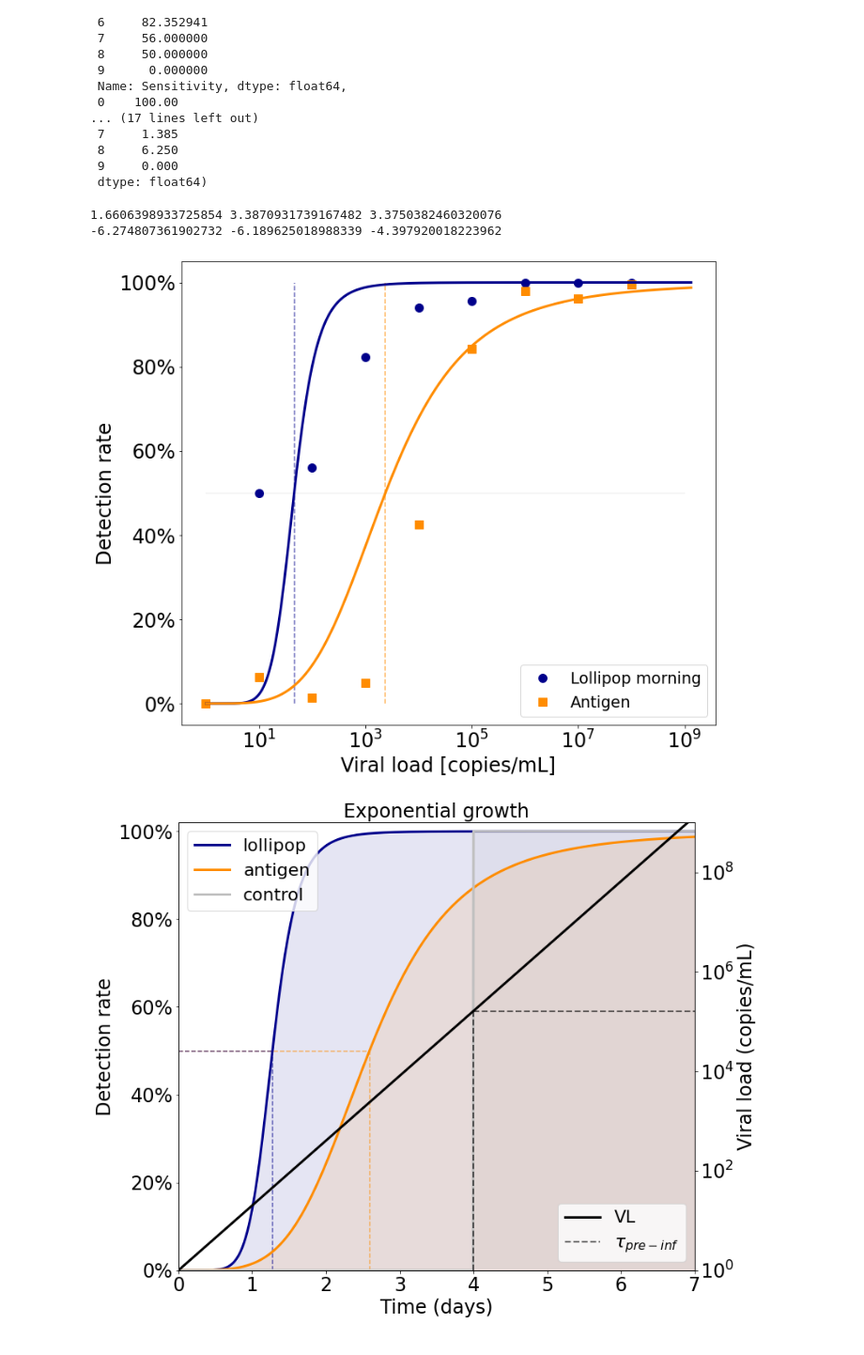
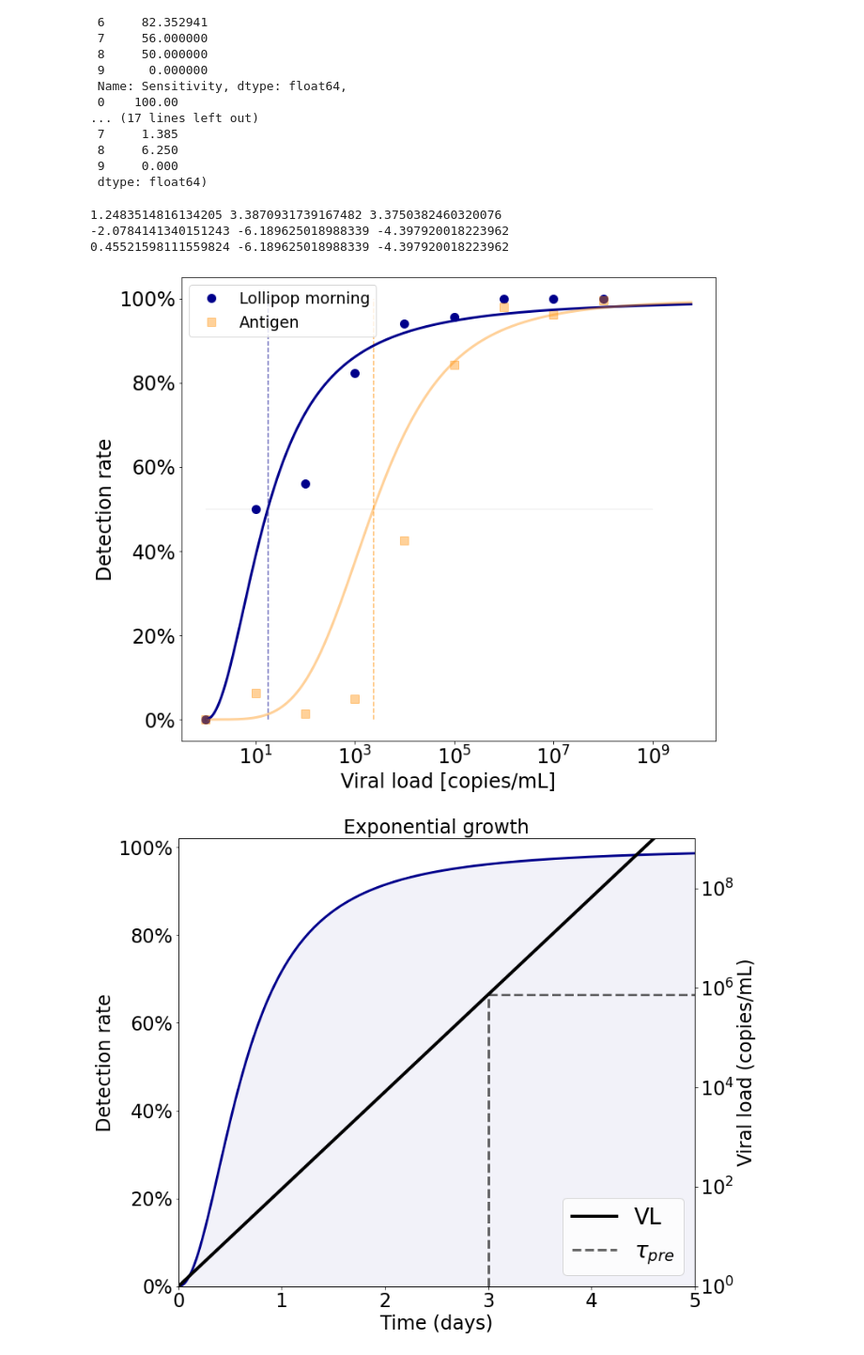
Before and after one commit to betoto008/Epidemiology_2020, a Jupyter notebook: Jupyter_Notebooks/Kitas_Schools/0_Sensitivity.ipynb, the cells around one changed output. Shown at 94% size. Saved outputs shown, nothing was run; the diff lists cells and outputs as text; code cells hidden in the pictures.

```diff
--- a/Jupyter_Notebooks/Kitas_Schools/0_Sensitivity.ipynb
+++ b/Jupyter_Notebooks/Kitas_Schools/0_Sensitivity.ipynb
@@ -40,11 +40,11 @@ def my_plot_layout(ax, yscale = 'linear', xscale = 'linear', ticks_labelsize = 2
     ax.set_ylabel(ylabel, fontsize = y_fontsize)
     ax.set_title(title, fontsize = y_fontsize)
 # %%
-g = 3
-time = np.linspace(0, 7, 1000)
+g = 4.5
+time = np.linspace(0, 5, 1000)
 virus = np.exp(g * time)
-sensitivity = (1/(1+(np.log10(virus[1:])/(2.5))**(-4)))
-t_inc = 4
+sensitivity = (1/(1+(np.log10(virus[1:])/(1.66))**(-7.49)))
+t_inc = 3
 tau = 0
 fig, ax  = plt.subplots(figsize = (10,10), gridspec_kw={'bottom':0.1, 'left':0.2})
 ax.plot(virus[1:], sensitivity, color = 'darkred')
@@ -88,22 +88,23 @@ ax.plot(data['from'][1:], data['Sensitivity'][1:]/100, marker = 'o', ms = 10, li
 #ax.plot(data['from'][1:], data['Sensitivity.1'][1:]/100, marker = '.', ms = 14, linestyle = '', color = 'lightblue', alpha = .6, label = 'Lollipop random')
 #ax.plot(data['from'][1:-1], data['Sensitivity.2'][1:-1]/100, marker = 'o', ms = 8, linestyle = '', color = 'darkorange', alpha = .8, label = 'Antigen')
 #ax.plot(data2['Copies/ml'][1:], data2['Sensitivity'][1:]/100, marker = '.', ms = 8, linestyle = '', color = 'darkorange', alpha = .8, label = 'Antigen2')
-ax.plot(data['from'][:], antigen[:]/100, marker = 's', ms = 10, linestyle = '', color = 'darkorange', alpha = 1, label = 'Antigen', linewidth = 3)
+ax.plot(data['from'][:], antigen[:]/100, marker = 's', ms = 10, linestyle = '', color = 'darkorange', alpha = .4, label = 'Antigen', linewidth = 3)
 
-popt1, pcov1 = curve_fit(my_linear_func, xdata=np.log(np.log10(data['from'][1:-1])), ydata=np.log((1/(abs(data['Sensitivity'][1:-1]-0.0001)/100.0))-1), p0 = (1, -4))
+popt1, pcov1 = curve_fit(my_linear_func, xdata=np.log(np.log10(data['from'][4:-1])), ydata=np.log((1/(abs(data['Sensitivity'][4:-1]-0.0001)/100.0))-1), p0 = (2, -6))
 popt2, pcov2 = curve_fit(my_linear_func, xdata=np.log(np.log10(data['from'][0:-2])), ydata=np.log((1/((data['Sensitivity.1'][0:-2]-0.0001)/100.0))-1), p0 = (1, -4))
 #popt3, pcov3 = curve_fit(my_linear_func, xdata=np.log(np.log10(data['from'][1:-4])), ydata=np.log((1/((data['Sensitivity.2'][1:-4]-0.0001)/100.0))-1), p0 = (1, -4))
 #popt4, pcov4 = curve_fit(my_linear_func, xdata=np.log(np.log10(data2['Copies/ml'][:-1])), ydata=np.log((1/((data2['Sensitivity'][:-1]-0.0001)/100.0))-1), p0 = (1, -4))
 popt5, pcov5 = curve_fit(my_linear_func, xdata=np.log(np.log10(data['from'][1:-1])), ydata=np.log((1/(abs(antigen[1:-1]-0.0001)/100.0))-1), p0 = (1, -4))
 
 print((np.exp(-popt1[0]/popt1[1])), (np.exp(-popt2[0]/popt2[1])), (np.exp(-popt5[0]/popt5[1])))
-print(popt[1], popt2[1], popt5[1])
+print(popt1[1], popt2[1], popt5[1])
+print(np.sqrt(pcov1[1,1]), popt2[1], popt5[1])
 
 ax.plot(virus[1:], 1/(np.exp(my_linear_func(np.log(np.log10(virus[1:])), *popt1))+1), color = 'darkblue', linewidth = 3)
 #ax.plot(virus[1:], 1/(np.exp(my_linear_func(np.log(np.log10(virus[1:])), *popt2))+1), color = 'lightblue', linewidth = 3, alpha = .6)
 #ax.plot(virus[1:], 1/(np.exp(my_linear_func(np.log(np.log10(virus[1:])), *popt3))+1), color = 'darkorange', alpha = .8)
 #ax.plot(virus[1:], 1/(np.exp(my_linear_func(np.log(np.log10(virus[1:])), *popt4))+1), color = 'darkorange', alpha = .8)
-ax.plot(virus[1:], 1/(np.exp(my_linear_func(np.log(np.log10(virus[1:])), *popt5))+1), color = 'darkorange', alpha = 1, linewidth = 3)
+ax.plot(virus[1:], 1/(np.exp(my_linear_func(np.log(np.log10(virus[1:])), *popt5))+1), color = 'darkorange', alpha = .4, linewidth = 3)
 
 ax.vlines([10**(np.exp(-popt1[0]/popt1[1])), 10**(np.exp(-popt5[0]/popt5[1]))], 0, 1, colors = ['darkblue', 'darkorange', 'darkorange'], linestyle = '--', alpha = .6)
 ax.hlines([.5], 1, 1e9, alpha = .2, color = 'silver')
@@ -113,42 +114,43 @@ ax.yaxis.set_major_formatter(PercentFormatter(1))
 ax.legend(fontsize = 19)
 fig.savefig('../../Figures/Kitas_Schools/0_Sensitivity/fit.pdf')
 # %% [output]
-1.6606398933725854 3.3870931739167482 3.3750382460320076
--6.274807361902732 -6.189625018988339 -4.397920018223962
+1.2483514816134205 3.3870931739167482 3.3750382460320076
+-2.0784141340151243 -6.189625018988339 -4.397920018223962
+0.45521598111559824 -6.189625018988339 -4.397920018223962
-[figure, old version]
+[figure, new version]
 # %%
 fig, ax  = plt.subplots(figsize = (15,10), gridspec_kw={'bottom':0.1, 'left':0.2, 'right':.8})
 
 sensitivity1 = (1/(1+(np.log10(virus[1:])/((np.exp(-popt1[0]/popt1[1]))))**(popt1[1])))
 sensitivity2 = (1/(1+(np.log10(virus[1:])/((np.exp(-popt2[0]/popt2[1]))))**(popt2[1])))
 sensitivity3 = (1/(1+(np.log10(virus[1:])/((np.exp(-popt5[0]/popt5[1]))))**(popt5[1])))
 
 ax.plot(time[1:], sensitivity1 , color = 'darkblue', label = 'lollipop', linewidth = 3)
 #ax.plot(time[1:], sensitivity2 , color = 'lightblue')
-ax.plot(time[1:], sensitivity3 , color = 'darkorange', label = 'antigen', linewidth = 3)
-ax.plot(time, np.heaviside(time - (t_inc-tau), 0), color = 'silver', linewidth = 3, label  = 'control')
+#ax.plot(time[1:], sensitivity3 , color = 'darkorange', label = 'antigen', linewidth = 3)
+#ax.plot(time, np.heaviside(time - (t_inc-tau), 0), color = 'silver', linewidth = 3, label  = 'control')
 
-ax.vlines([np.log(10**(np.exp(-popt1[0]/popt1[1])))/g, np.log(10**(np.exp(-popt5[0]/popt5[1])))/g], [0, 0], [.5, .5], colors = ['darkblue', 'darkorange'], linestyle = '--', alpha = .6)
-ax.hlines([.5, .5], [0, 0], [np.log(10**(np.exp(-popt5[0]/popt5[1])))/g, np.log(10**(np.exp(-popt1[0]/popt1[1])))/g], color = ['darkorange', 'darkblue'], linestyle = '--', alpha = .6)
-ax.fill_between(time, np.heaviside(time - (t_inc-tau), 0), 0, alpha = .1, color = 'silver')
-ax.fill_between(time[1:], sensitivity1, 0, alpha = .1, color = 'darkblue')
-ax.fill_between(time[1:], sensitivity3, 0, alpha = .1, color = 'darkorange')
+#ax.vlines([np.log(10**(np.exp(-popt1[0]/popt1[1])))/g, np.log(10**(np.exp(-popt5[0]/popt5[1])))/g], [0, 0], [.5, .5], colors = ['darkblue', 'darkorange'], linestyle = '--', alpha = .6)
+#ax.hlines([.5, .5], [0, 0], [np.log(10**(np.exp(-popt5[0]/popt5[1])))/g, np.log(10**(np.exp(-popt1[0]/popt1[1])))/g], color = ['darkorange', 'darkblue'], linestyle = '--', alpha = .6)
+#ax.fill_between(time, np.heaviside(time - (t_inc-tau), 0), 0, alpha = .1, color = 'silver')
+ax.fill_between(time[1:], sensitivity1, 0, alpha = .05, color = 'darkblue')
+#ax.fill_between(time[1:], sensitivity3, 0, alpha = .1, color = 'darkorange')
 
 ax.set_ylim(0, 1.02)
-ax.set_xlim(0, 7)
+ax.set_xlim(0, 5)
 my_plot_layout(ax, ylabel = 'Detection rate', xlabel = 'Time (days)')
 ax.yaxis.set_major_formatter(PercentFormatter(1))
-ax.legend(fontsize = 22, loc = 2)
+#ax.legend(fontsize = 22, loc = 2)
 
 ax2 = ax.twinx()
-ax2.plot(time, virus, color = 'k', linewidth = 3, label = 'VL')
-ax2.vlines([t_inc], 1, [np.exp(g * t_inc),], linestyle = '--', color = ['k', 'k'], linewidth = 2, label = r'$\tau_{pre-inf}$',alpha = .6)
-ax2.hlines([np.exp(g * t_inc)], [t_inc], 7, linestyle = '--', color = ['k', 'k'], linewidth = 2, alpha = .6)
+ax2.plot(time, virus, color = 'k', linewidth = 4, label = 'VL')
+ax2.vlines([t_inc], 1, [np.exp(g * t_inc),], linestyle = '--', color = ['k', 'k'], linewidth = 3, label = r'$\tau_{pre}$',alpha = .6)
+ax2.hlines([np.exp(g * t_inc)], [t_inc], 7, linestyle = '--', color = ['k', 'k'], linewidth = 3, alpha = .6)
 ax2.set_ylim(1, 1e9)
-ax2.legend(fontsize = 22, loc = 4)
+ax2.legend(fontsize = 28, loc = 4)
 my_plot_layout(ax2, yscale = 'log',  xlabel = 'Time', ylabel = 'Viral load (copies/mL)',
               title = 'Exponential growth')
 
-fig.savefig('../../Figures/Kitas_Schools/0_Sensitivity/detection_rate.pdf')
+fig.savefig('../../Figures/Kitas_Schools/0_Sensitivity/detection_rate_1.pdf')
 # %% [output]
-[figure, old version]
+[figure, new version]
```
Also changed, not shown: parts of 2 cells of this notebook, 30 other files.
